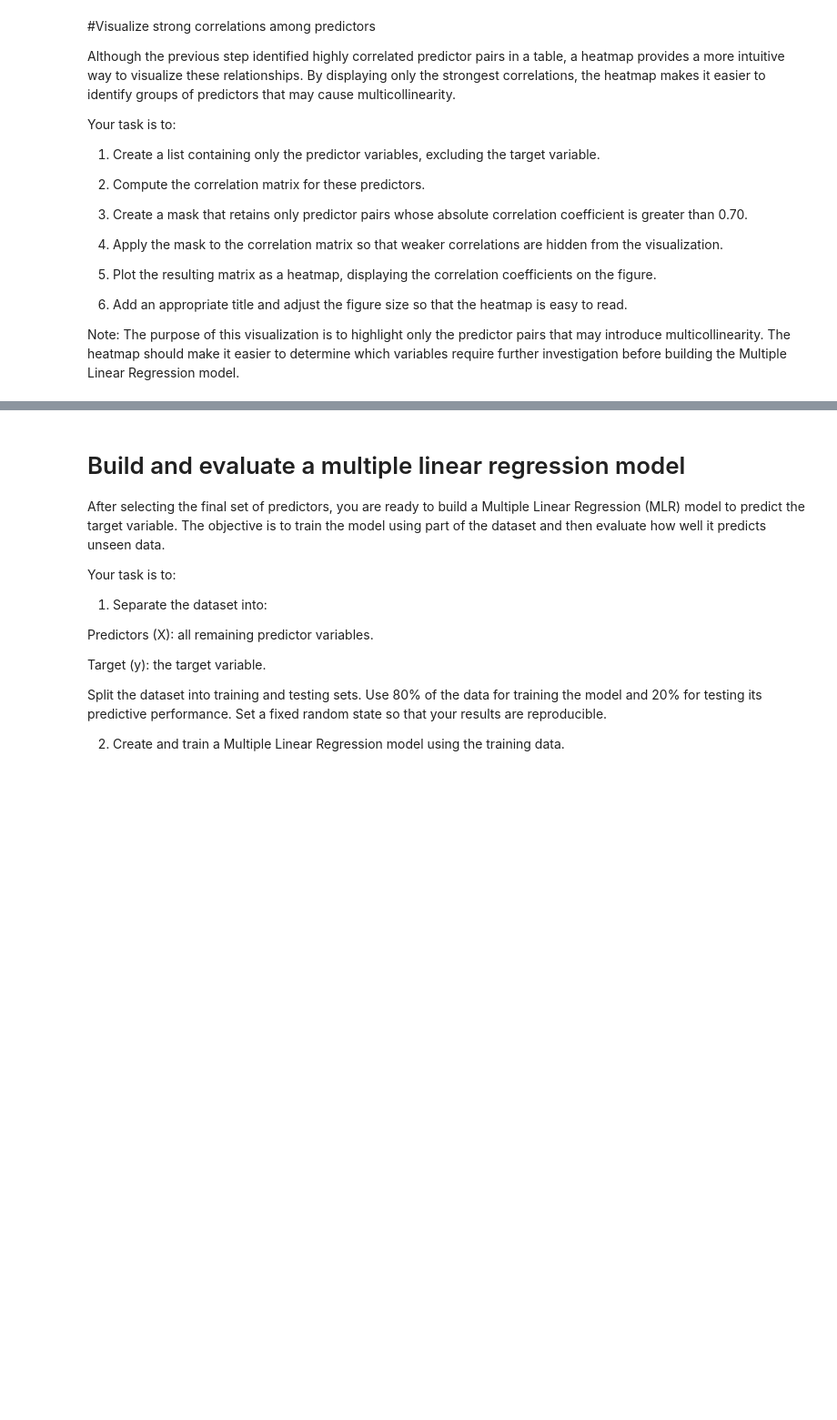
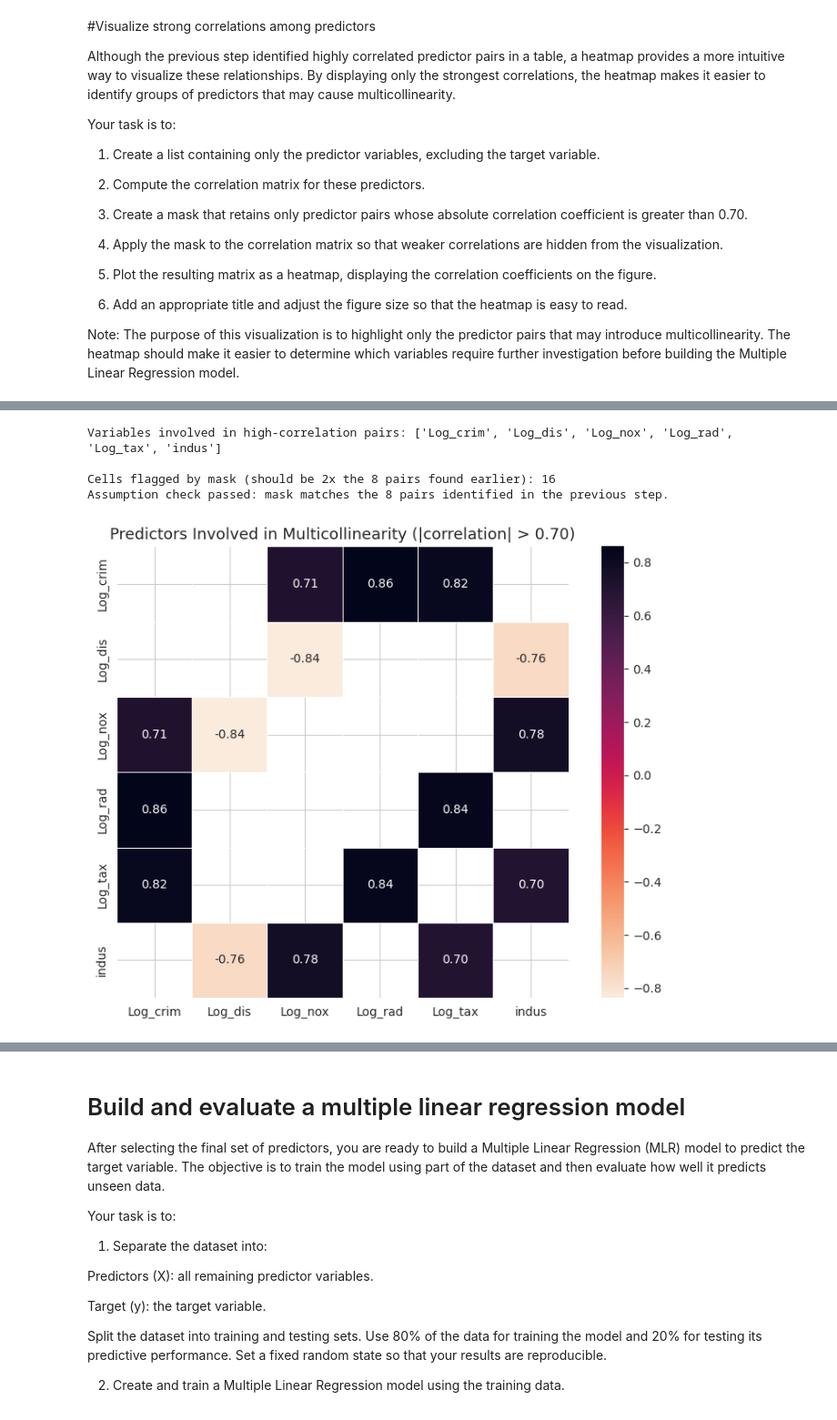
Before and after one commit to JoseAlberto88/Predictive-Analytics-, a Jupyter notebook: DAMO510_Module_03_in_Class_Activity_StarterCode.ipynb, the cells around one changed output, grey strips where cells are left out. Shown at 91% size. Saved outputs shown, nothing was run; the diff lists cells and outputs as text; code cells hidden in the pictures; blank space fills up the shorter version.

```diff
--- a/DAMO510_Module_03_in_Class_Activity_StarterCode.ipynb
+++ b/DAMO510_Module_03_in_Class_Activity_StarterCode.ipynb
@@ -864,0 +872,3 @@ Note: The threshold of |correlation| < 0.30 is a commonly used rule of thumb for
+# %%
+# Step 1: Copy the dataset from the previous step
+df_e = df_d.copy()
@@ -864,0 +907,3 @@ Note: The threshold of |correlation| < 0.30 is a commonly used rule of thumb for
+# %%
+# Run the function on df_e, targeting Log_medv (since medv was replaced by its log version in df_d)
+weak_predictors = identify_weak_predictors(df_e, target='Log_medv', threshold=0.30)
@@ -886,0 +962,8 @@ Note: A correlation coefficient greater than 0.70 is a commonly used rule of thu
+# %%
+# Step 1 (revised): Remove only the CONTINUOUS weak predictors, restoring chas
+# since categorical variables shouldn't be evaluated/removed via linear correlation this way
+weak_predictors_continuous = [col for col in weak_predictors if col != 'chas']
+df_f = df_e.drop(columns=weak_predictors_continuous).copy()
+
+print(f"Shape after removing weak CONTINUOUS predictors only: {df_f.shape}")
+print(f"Columns remaining: {df_f.columns.tolist()}")
@@ -886,0 +1023,3 @@ Note: A correlation coefficient greater than 0.70 is a commonly used rule of thu
+# %%
+# Run the function on df_f, targeting Log_medv, explicitly excluding chas (categorical)
+multicollinear_pairs = identify_multicollinear_pairs(df_f, target='Log_medv', threshold=0.70, exclude_cols=['chas'])
@@ -906,0 +1067,43 @@ Note: The purpose of this visualization is to highlight only the predictor pairs
+# %%
+# Step 1: Extract only the variables that actually appear in the flagged high-correlation pairs
+# (built directly from multicollinear_pairs, not hardcoded, so it stays correct if the pairs change)
+involved_vars = sorted(set(multicollinear_pairs['Predictor 1']).union(set(multicollinear_pairs['Predictor 2'])))
+print("Variables involved in high-correlation pairs:", involved_vars)
+
+# Step 2: Correlation matrix restricted to ONLY these variables
+subset_corr = df_f[involved_vars].corr()
+
+# Step 3: Mask that keeps only |correlation| > 0.70, excluding the diagonal (always 1.0)
+mask_keep = (subset_corr.abs() > 0.70) & (subset_corr.abs() < 1.0)
+
+# Step 4: Apply the mask
+masked_subset_corr = subset_corr.where(mask_keep)
+
+# Assumption check: confirm the mask is behaving as expected before plotting
+# (every off-diagonal cell we keep should match a pair already found in multicollinear_pairs)
+n_flagged_cells = mask_keep.sum().sum()  # counts each pair twice (symmetric matrix)
+print(f"\nCells flagged by mask (should be 2x the {len(multicollinear_pairs)} pairs found earlier): {n_flagged_cells}")
+assert n_flagged_cells == len(multicollinear_pairs) * 2, "Mismatch — mask isn't isolating the same pairs as before!"
+print("Assumption check passed: mask matches the 8 pairs identified in the previous step.")
+
+# Step 5 & 6: Plot the masked heatmap, restricted to only these 6 variables
+plt.figure(figsize=(8, 6))
+sns.heatmap(
+    masked_subset_corr,
+    annot=True,
+    fmt=".2f",
+    cmap="rocket_r",
+    cbar=True,
+    linewidths=0.5,
+    linecolor='white',
+    square=True
+)
+plt.title("Predictors Involved in Multicollinearity (|correlation| > 0.70)", fontsize=13)
+plt.tight_layout()
+plt.show()
+# %% [output]
+Variables involved in high-correlation pairs: ['Log_crim', 'Log_dis', 'Log_nox', 'Log_rad', 'Log_tax', 'indus']
+
+Cells flagged by mask (should be 2x the 8 pairs found earlier): 16
+Assumption check passed: mask matches the 8 pairs identified in the previous step.
+[figure, added]
```
Also changed, not shown: parts of 16 cells of this notebook.
